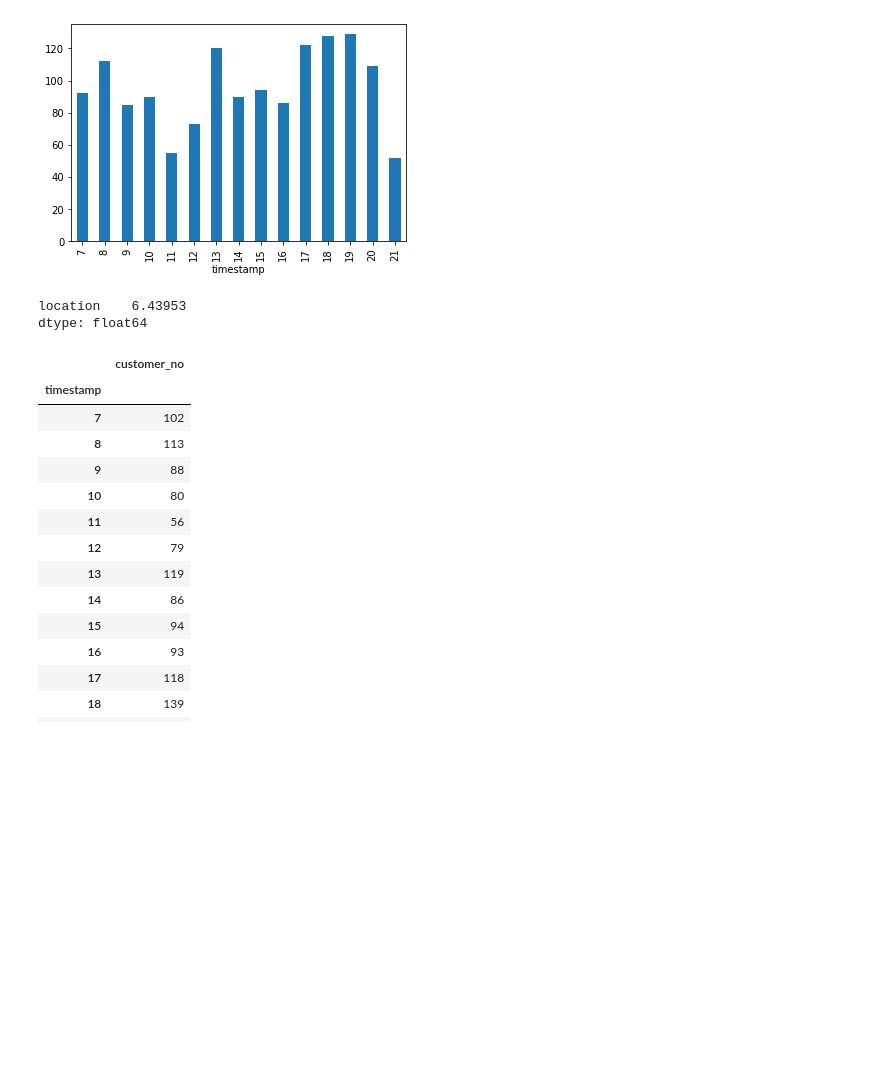
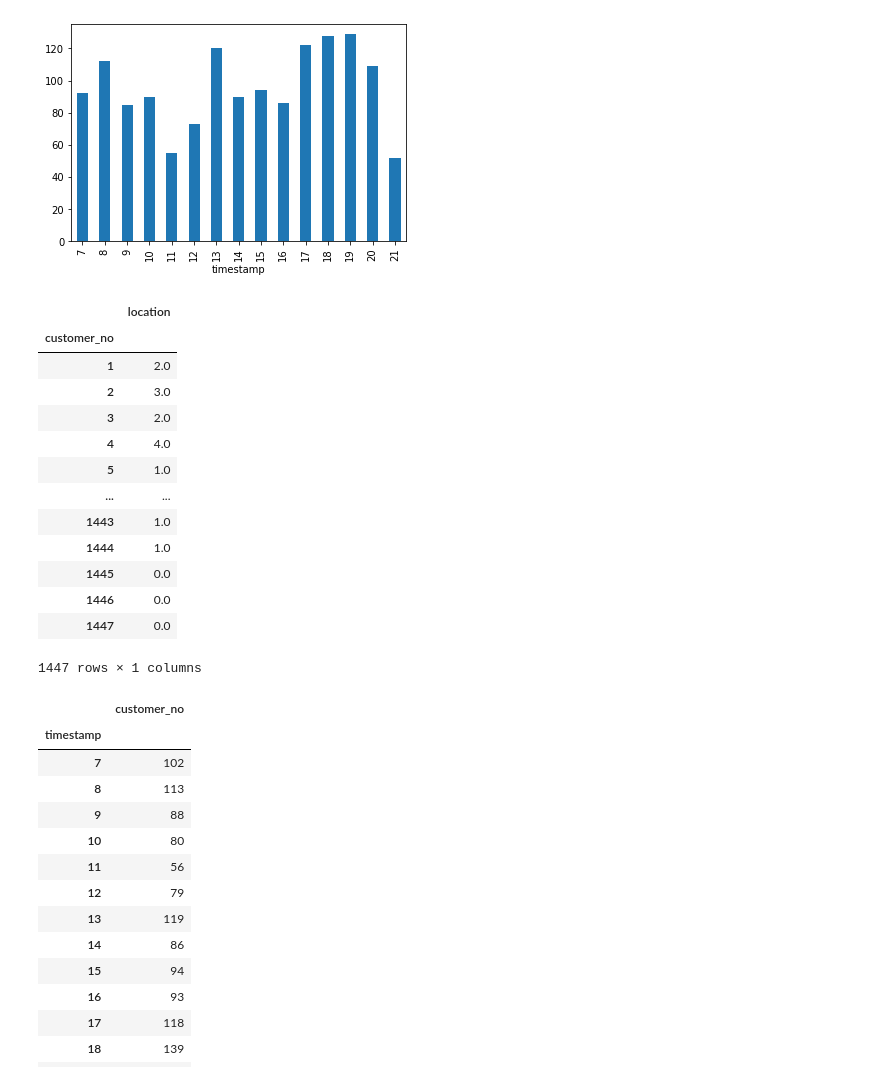
Before and after one commit to mfriebel/w8_Markov, a Jupyter notebook: eda.ipynb, the cells around one changed output. Cells and saved outputs as stored; diff of their text form; code cells hidden in the pictures; blank space fills up the shorter version.

```diff
--- a/eda.ipynb
+++ b/eda.ipynb
@@ -71,13 +71,25 @@ monday[filter].groupby(filtered_timestep)['customer_no'].count().plot(kind='bar'
 # %%
 # Calculate the time each customer spent in the market - Daniel
 def time_spent(series):
     time_diff = series.index.max() - series.index.min()
     return time_diff.seconds / 60
 
-monday.groupby('customer_no').agg(time_spent).mean()
+monday.groupby('customer_no').agg(time_spent)
 # %% [output]
+|  | location |
+| customer_no |  |
+| 1 | 2.0 |
+| 2 | 3.0 |
+| 3 | 2.0 |
+| 4 | 4.0 |
+| 5 | 1.0 |
+| ... | ... |
+| 1443 | 1.0 |
+| 1444 | 1.0 |
+| 1445 | 0.0 |
+| 1446 | 0.0 |
+| 1447 | 0.0 |
-location    6.43953
-dtype: float64
+1447 rows × 1 columns
 # %%
 # Calculate the total number of customers in the supermarket over time. - Matthias
 
```
Also changed, not shown: parts of 1 cell of this notebook.
